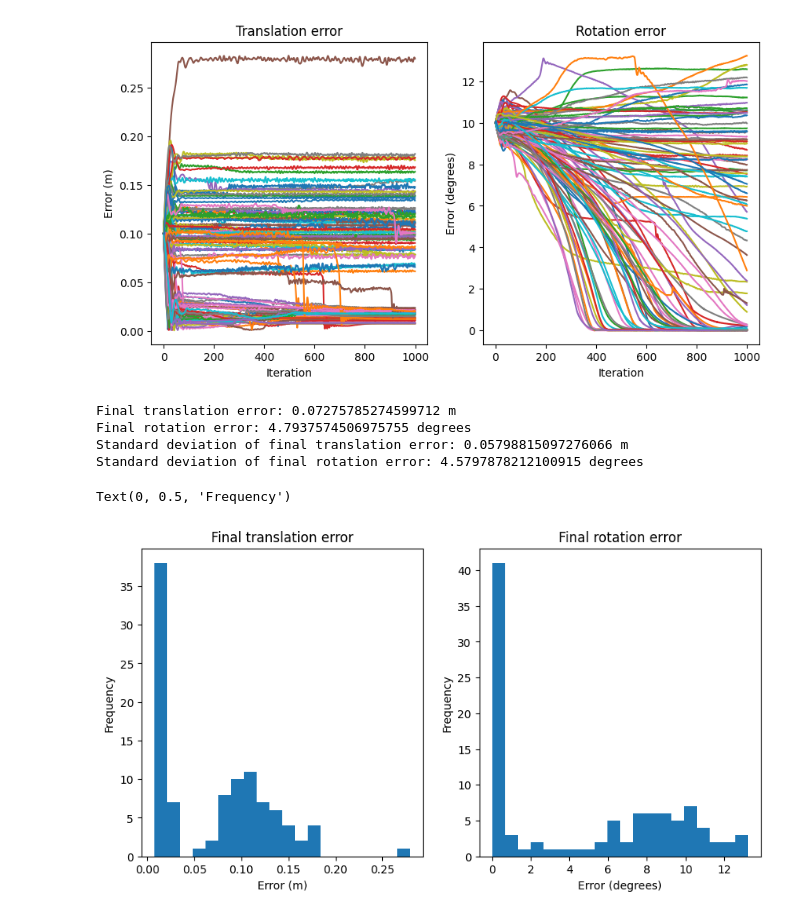
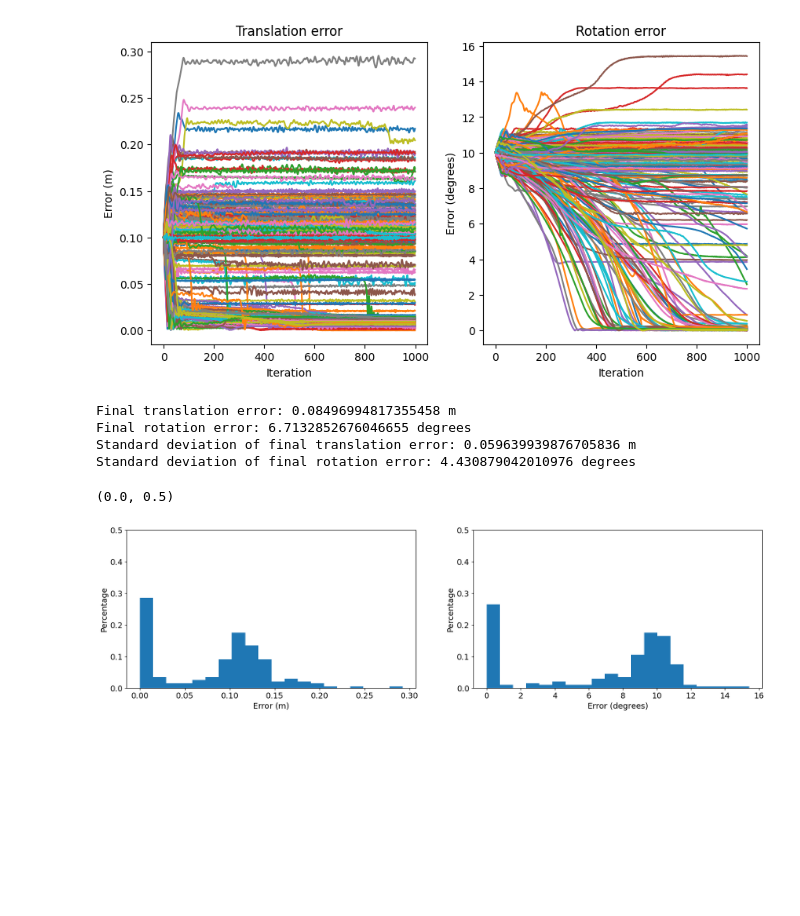
Before and after one commit to tauzn-clock/plane-nerf, a Jupyter notebook: utils/process_pose_data.ipynb, the cells around one changed output. Drawn from its saved outputs; the diff is of its cells as text; code cells hidden in the pictures; blank space fills up the shorter version.

Commit message:
better images

```diff
--- a/utils/process_pose_data.ipynb
+++ b/utils/process_pose_data.ipynb
@@ -10,7 +7,7 @@ import numpy as np
 import matplotlib.pyplot as plt
 import math
 # %%
-CSV_PATH = "/workspace/plane-nerf/outputs/jackal_floor_training_data_1/plane-nerf-fast/2024-03-13_105236/eval_results_2024-03-13_123535.csv"
+CSV_PATH = "/workspace/plane-nerf/outputs/jackal_floor_training_data_1/plane-nerf/2024-03-11_145657/eval_results_2024-03-14_141239.csv"
 # %%
 #Open CSV file as 2d numpy array
 csv_data = np.genfromtxt(CSV_PATH, delimiter=',')
@@ -57,34 +54,51 @@ plt.ylabel("Error (degrees)")
 
 plt.show()
 # %% [output]
-[figure, old version]
+[figure, new version]
 # %%
 final_translation_error = translation[:,-1]
 final_rotation_error = rotation[:,-1]
 print(f"Final translation error: {final_translation_error.mean()} m")
 print(f"Final rotation error: {final_rotation_error.mean() * 180 / math.pi} degrees")
 
 #Find standard deviation of final translation and rotation error
 print(f"Standard deviation of final translation error: {final_translation_error.std()} m")
 print(f"Standard deviation of final rotation error: {final_rotation_error.std() * 180 / math.pi} degrees")
 
+#Plot 3 graphs for PSNR, SSIM, LPIPS side by side
+fig, axs = plt.subplots(1, 2, figsize=(20, 5))
+
+#Increase font size
+plt.rcParams.update({'font.size': 12})
+
+#Increase font size of axis
+for ax in axs:
+    for item in ([ax.title, ax.xaxis.label, ax.yaxis.label] +
+                 ax.get_xticklabels() + ax.get_yticklabels()):
+        item.set_fontsize(14)
+
 #Plot histogram of final translation and rotation error
-plt.figure(figsize=(10, 5))
-plt.subplot(1, 2, 1)
-plt.hist(final_translation_error, bins=20)
-plt.title("Final translation error")
-plt.xlabel("Error (m)")
-plt.ylabel("Frequency")
 
-plt.subplot(1, 2, 2)
-plt.hist(final_rotation_error * 180 / math.pi, bins=20)
-plt.title("Final rotation error")
-plt.xlabel("Error (degrees)")
-plt.ylabel("Frequency")
+hist, bins = np.histogram(final_translation_error, bins=20)
+hist_percentage = (hist / len(final_translation_error))
+
+axs[0].bar(bins[:-1], hist_percentage, width=np.diff(bins), align="edge")
+axs[0].set_xlabel("Error (m)")
+axs[0].set_ylabel("Percentage")
+axs[0].set_ylim(0, 0.5)
+
+
+hist, bins = np.histogram(final_rotation_error * 180 / math.pi, bins=20)
+hist_percentage = (hist / len(final_rotation_error))
+
+axs[1].bar(bins[:-1], hist_percentage, width=np.diff(bins), align="edge")
+axs[1].set_xlabel("Error (degrees)")
+axs[1].set_ylabel("Percentage")
+axs[1].set_ylim(0, 0.5)
 # %% [output]
-Final translation error: 0.07275785274599712 m
-Final rotation error: 4.7937574506975755 degrees
-Standard deviation of final translation error: 0.05798815097276066 m
-Standard deviation of final rotation error: 4.5797878212100915 degrees
+Final translation error: 0.08496994817355458 m
+Final rotation error: 6.7132852676046655 degrees
+Standard deviation of final translation error: 0.059639939876705836 m
+Standard deviation of final rotation error: 4.430879042010976 degrees
-Text(0, 0.5, 'Frequency')
+(0.0, 0.5)
-[figure, old version]
+[figure, new version]
```
Also changed, not shown: parts of 5 cells of this notebook.
